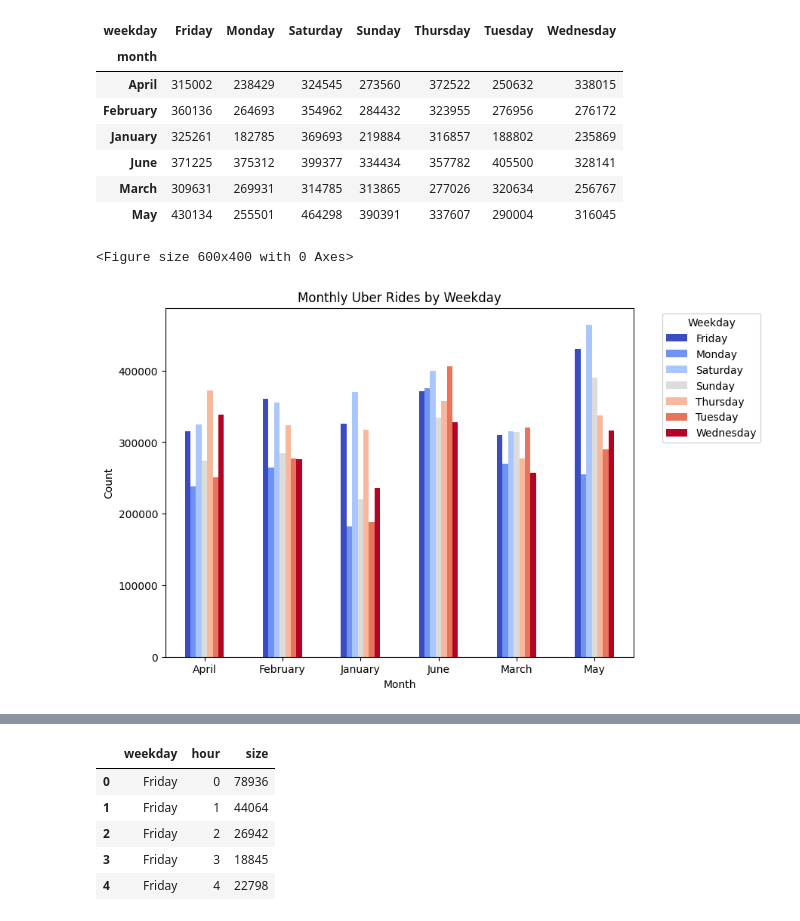
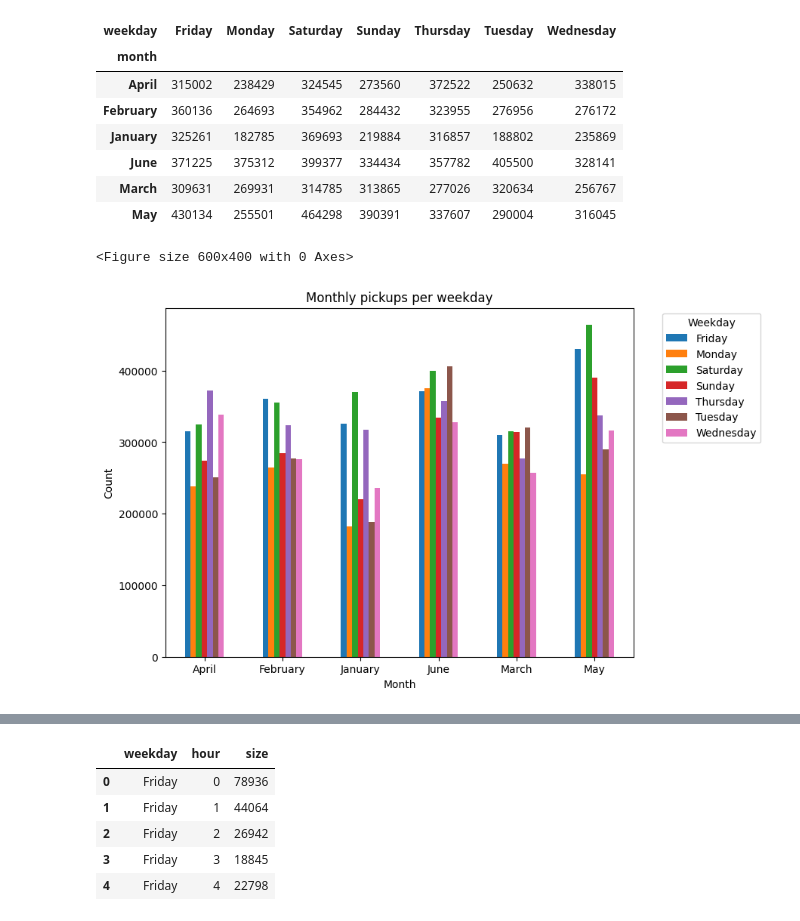
Before and after one commit to JeremyKrick/traffic-trend-predictor, a Jupyter notebook: Final_Project_IOT.ipynb, the cells around one changed output, grey strips where cells are left out. Saved outputs shown, nothing was run; the diff lists cells and outputs as text; code cells hidden in the pictures.

```diff
--- a/Final_Project_IOT.ipynb
+++ b/Final_Project_IOT.ipynb
@@ -86,2 +59,0 @@ df_uber.loc[(df_uber['Traffic_conditions']!='light') & (df_uber['Traffic_conditi
-# %%
-df_uber['Datetime']= pd.to_datetime(df_uber['Pickup_date'])
@@ -98,4 +59,0 @@ dtype: object
-# %%
-#convert datetime to epoch/unix time
-from datetime import datetime
-df_uber['unix']=df_uber['Datetime'].astype(int) / 10**9
@@ -167,3 +72,7 @@ df_uber['Day'] = [month_day [1] for month_day in df_uber['month_day']]
+# %%
+#convert datetime to epoch/unix time
+from datetime import datetime
+df_uber['unix']=df_uber['Pickup_date'].astype(int) / 10**9
 # %%
 df_uber.head()
 # %% [output]
@@ -212,16 +213,18 @@ monthweek
 | March | 309631 | 269931 | 314785 | 313865 | 277026 | 320634 | 256767 |
 | May | 430134 | 255501 | 464298 | 390391 | 337607 | 290004 | 316045 |
 # %%
-plt.figure(figsize=(6, 4))  # Set the figure size
-monthweek.plot(kind="bar", figsize=(8, 6), cmap='coolwarm')  # Use a coolwarm color palette
-plt.xlabel("Month")  # X-axis label
-plt.ylabel("Count")  # Y-axis label
-plt.title("Monthly Uber Rides by Weekday")  # Plot title
-plt.xticks(rotation=0)  # Set X-axis label rotation
+#plot monthly pickups per weekday
+plt.figure(figsize=(6, 4))
+#monthweek.plot(kind="bar", figsize=(8, 6), cmap='coolwarm')
+monthweek.plot(kind="bar", figsize=(8, 6))
+plt.xlabel("Month")
+plt.ylabel("Count")
+plt.title("Monthly pickups per weekday")
+plt.xticks(rotation=0)
 
 # Show the plot
 plt.legend(title="Weekday", bbox_to_anchor=(1.05, 1), loc='upper left')  # Add legend
 plt.show()
 # %% [output]
 <Figure size 600x400 with 0 Axes>
-[figure, old version]
+[figure, new version]
```
Also changed, not shown: parts of 89 cells of this notebook.
